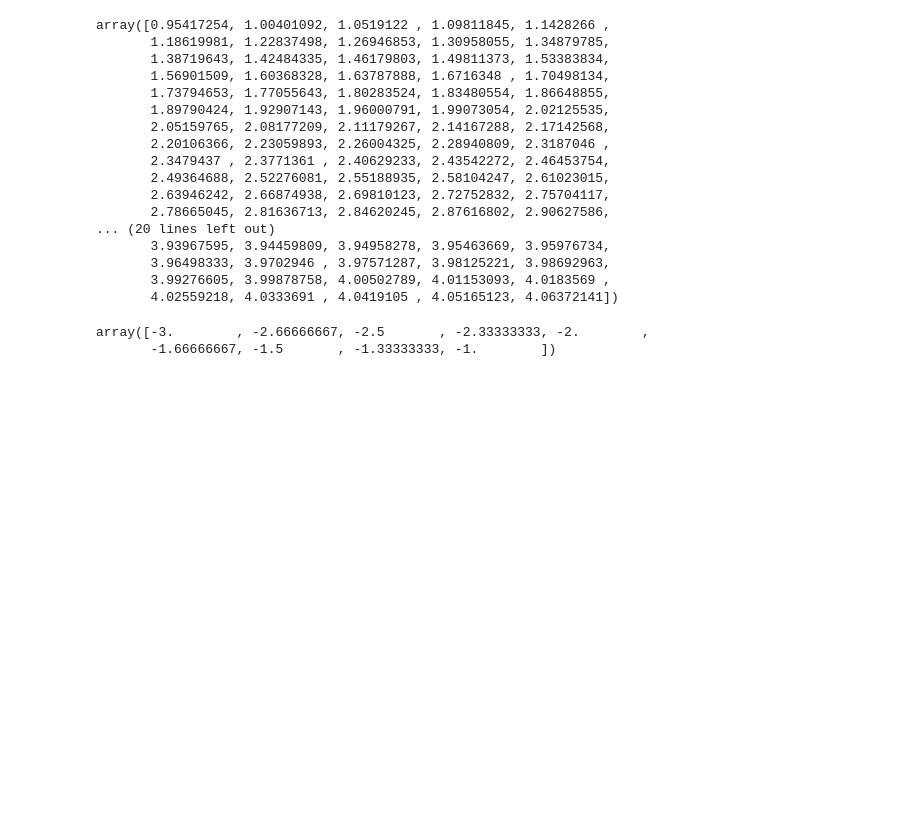
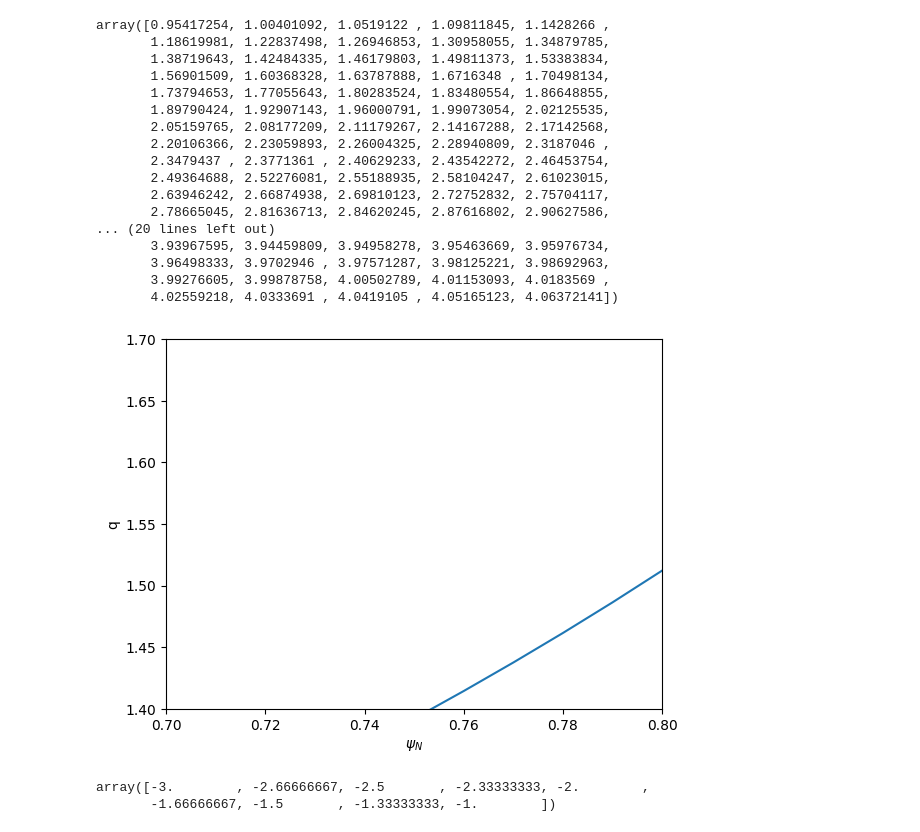
Before and after one commit to ojrfernandes/pycodes, a Jupyter notebook: run.ipynb, the cells around one changed output. Drawn from its saved outputs; the diff is of its cells as text; code cells hidden in the pictures; blank space fills up the shorter version.

```diff
--- a/run.ipynb
+++ b/run.ipynb
@@ -166,6 +166,16 @@ array([0.95417254, 1.00401092, 1.0519122 , 1.09811845, 1.1428266 ,
        3.96498333, 3.9702946 , 3.97571287, 3.98125221, 3.98692963,
        3.99276605, 3.99878758, 4.00502789, 4.01153093, 4.0183569 ,
        4.02559218, 4.0333691 , 4.0419105 , 4.05165123, 4.06372141])
+# %%
+plt.figure()
+plt.plot(psiN_values, -q_vals)
+plt.xlabel(r'$\psi_N$')
+plt.ylabel('q')
+plt.xlim(0.7, 0.8)
+plt.ylim(1.4, 1.7)
+plt.show()
+# %% [output]
+[figure, added]
 # %%
 # array of sorted unique rational q values
 q_res = np.array([])
```
Also changed, not shown: parts of 10 cells of this notebook, 4 other files.
